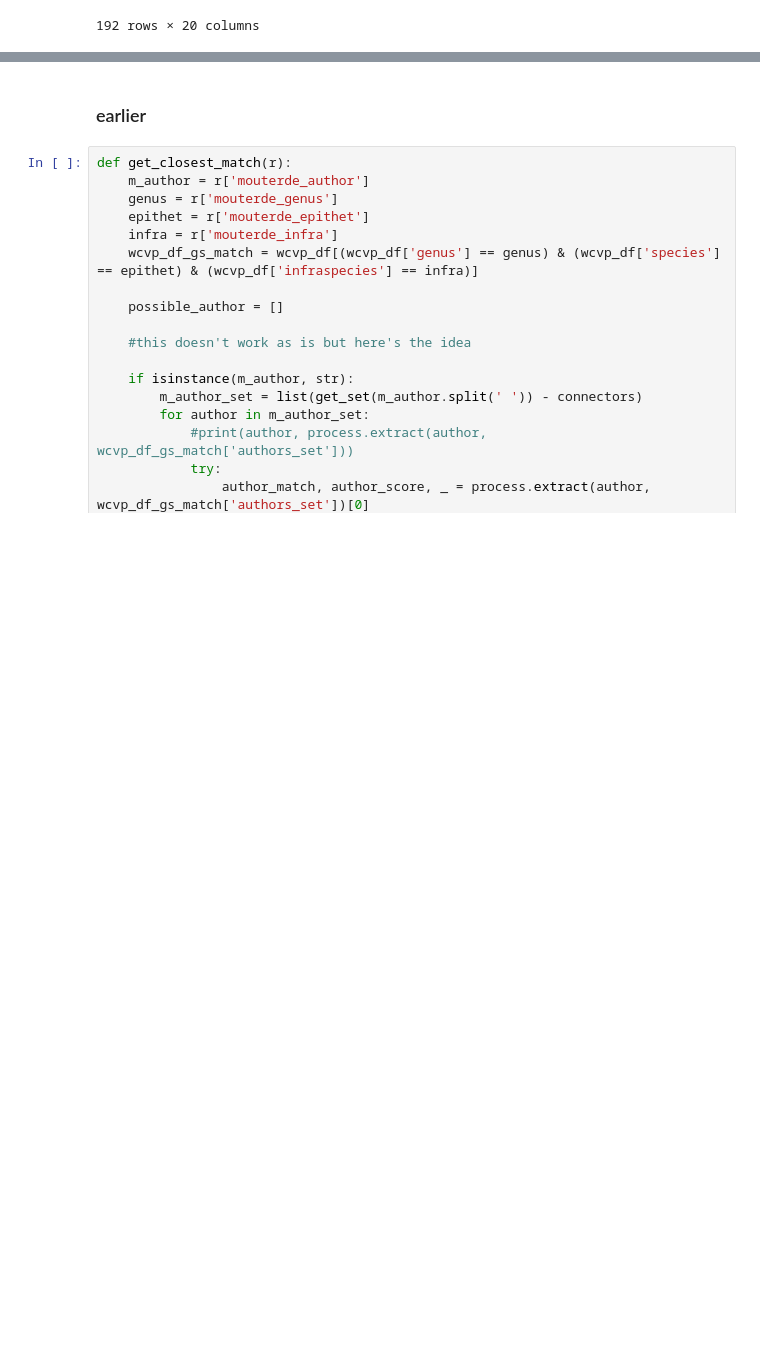
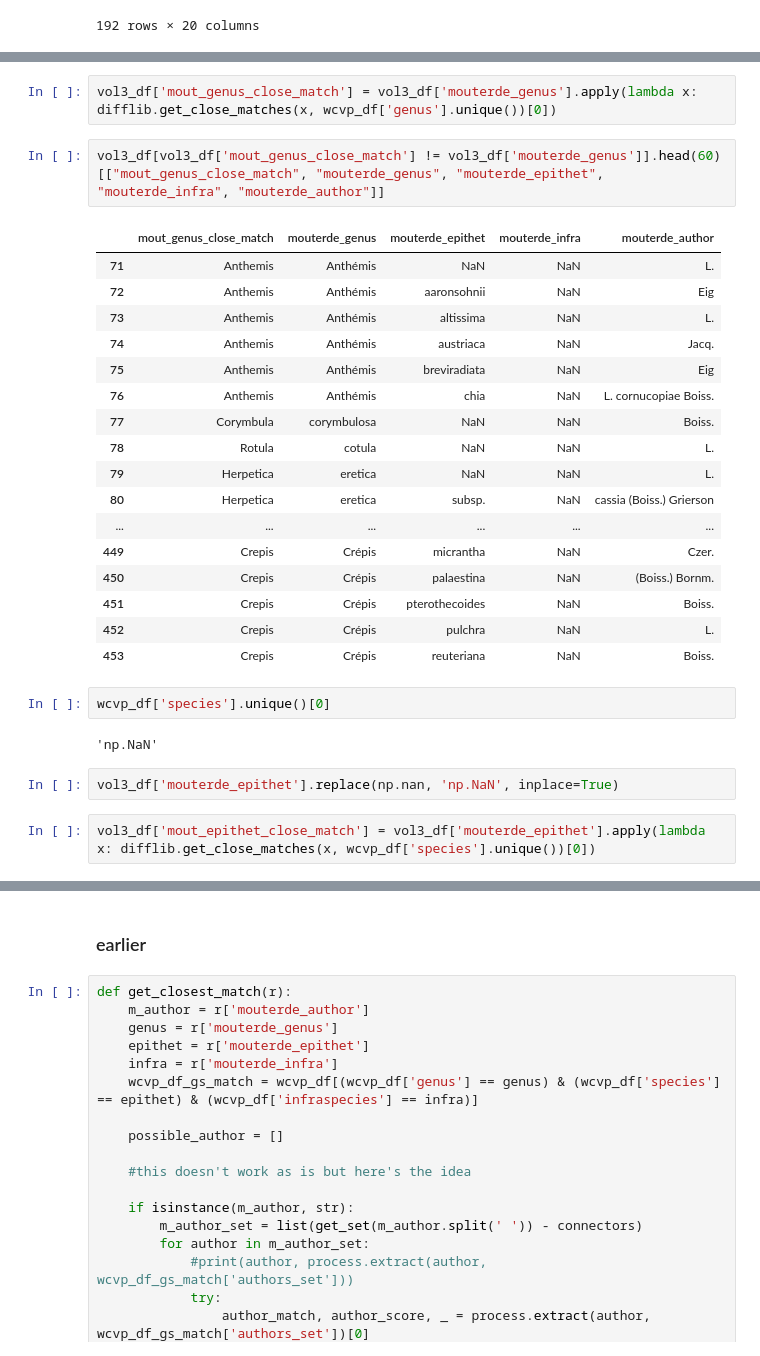
Before and after one commit to shidedh/UpdateFlora, a Jupyter notebook: fuzzy_code/author_fuzz_wcvp.ipynb, the cells around one changed output, grey strips where cells are left out. Cells and saved outputs as stored; diff of their text form; blank space fills up the shorter version.

Commit message:
fuzzy matching is confusing ...

```diff
--- a/fuzzy_code/author_fuzz_wcvp.ipynb
+++ b/fuzzy_code/author_fuzz_wcvp.ipynb
@@ -240,0 +299,30 @@ wcvp_df_explode[wcvp_df_explode['genus'] == 'Ziziphora']
+# %%
+vol3_df['mout_genus_close_match'] = vol3_df['mouterde_genus'].apply(lambda x: difflib.get_close_matches(x, wcvp_df['genus'].unique())[0])
+# %%
+vol3_df[vol3_df['mout_genus_close_match'] != vol3_df['mouterde_genus']].head(60)[["mout_genus_close_match", "mouterde_genus", "mouterde_epithet", "mouterde_infra", "mouterde_author"]]
+# %% [output]
+|  | mout_genus_close_match | mouterde_genus | mouterde_epithet | mouterde_infra | mouterde_author |
+| 71 | Anthemis | Anthémis | NaN | NaN | L. |
+| 72 | Anthemis | Anthémis | aaronsohnii | NaN | Eig |
+| 73 | Anthemis | Anthémis | altissima | NaN | L. |
+| 74 | Anthemis | Anthémis | austriaca | NaN | Jacq. |
+| 75 | Anthemis | Anthémis | breviradiata | NaN | Eig |
+| 76 | Anthemis | Anthémis | chia | NaN | L. cornucopiae Boiss. |
+| 77 | Corymbula | corymbulosa | NaN | NaN | Boiss. |
+| 78 | Rotula | cotula | NaN | NaN | L. |
+| 79 | Herpetica | eretica | NaN | NaN | L. |
+| 80 | Herpetica | eretica | subsp. | NaN | cassia (Boiss.) Grierson |
+| ... | ... | ... | ... | ... | ... |
+| 449 | Crepis | Crépis | micrantha | NaN | Czer. |
+| 450 | Crepis | Crépis | palaestina | NaN | (Boiss.) Bornm. |
+| 451 | Crepis | Crépis | pterothecoides | NaN | Boiss. |
+| 452 | Crepis | Crépis | pulchra | NaN | L. |
+| 453 | Crepis | Crépis | reuteriana | NaN | Boiss. |
+# %%
+wcvp_df['species'].unique()[0]
+# %% [output]
+'np.NaN'
+# %%
+vol3_df['mouterde_epithet'].replace(np.nan, 'np.NaN', inplace=True)
+# %%
+vol3_df['mout_epithet_close_match'] = vol3_df['mouterde_epithet'].apply(lambda x: difflib.get_close_matches(x, wcvp_df['species'].unique())[0])
```
Also changed, not shown: parts of 20 cells of this notebook.
